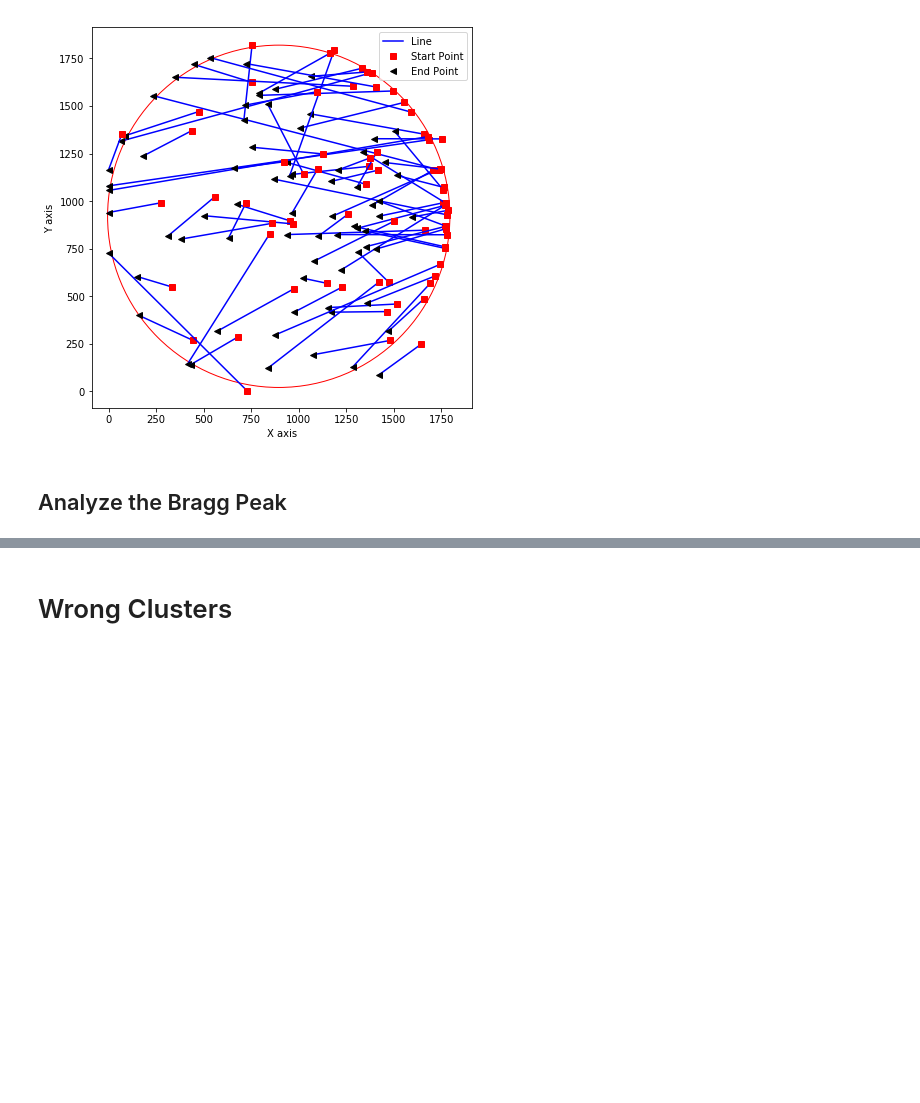
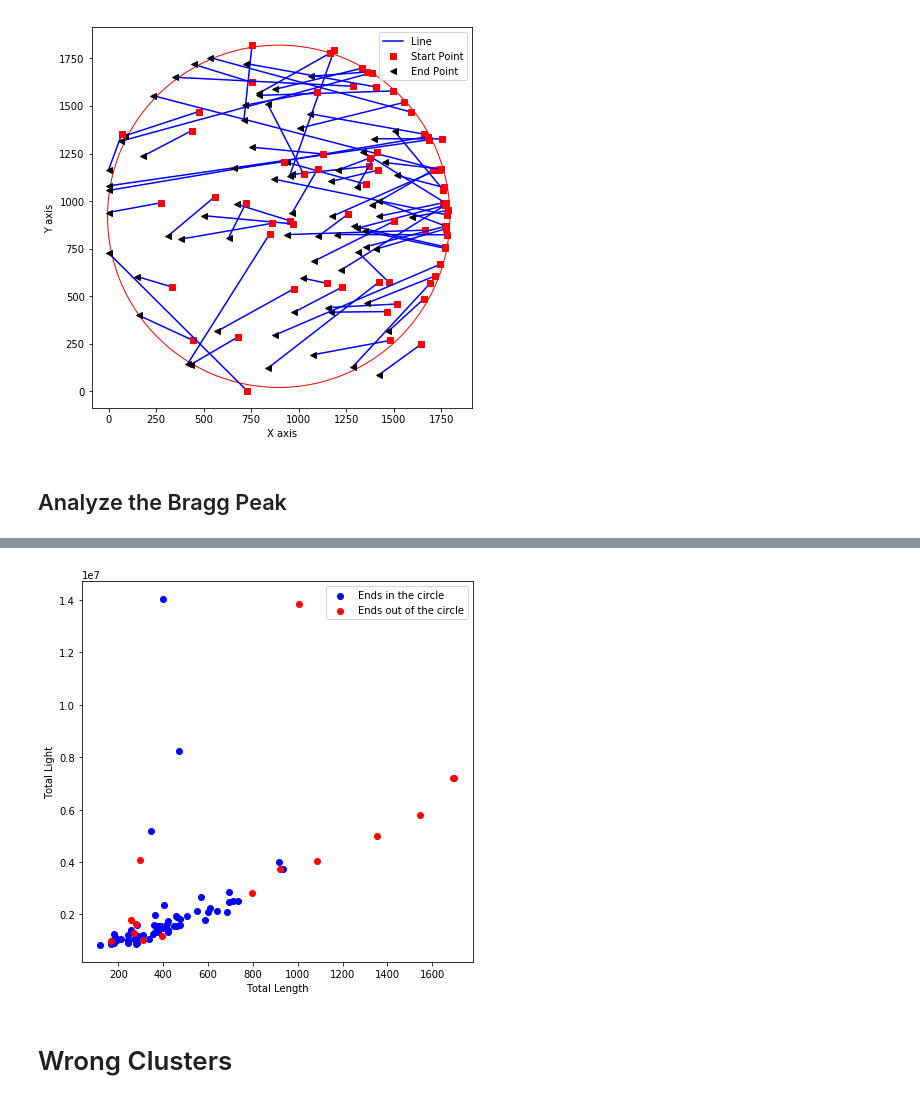
Before and after one commit to igorabritta/cygno, a Jupyter notebook: CreateVariables.ipynb, the cells around one changed output, grey strips where cells are left out. Drawn from its saved outputs; the diff is of its cells as text; code cells hidden in the pictures; blank space fills up the shorter version.

```diff
--- a/CreateVariables.ipynb
+++ b/CreateVariables.ipynb
@@ -436,3 +407,18 @@ plt.close()
+# %%
+indin,indout = getSignalEndInCircle(featuresL, zX = 895, zY = 920, r = 900, gr = 10)
+
+
+fig = plt.figure(figsize=(7,7))
+
+plt.scatter(featuresL.WidthX[indin],featuresL.SumLight[indin], c='b', marker='o')
+plt.scatter(featuresL.WidthX[indout],featuresL.SumLight[indout], c='r', marker='o')
+plt.xlabel('Total Length')
+plt.ylabel('Total Light')
+plt.legend(["Ends in the circle", "Ends out of the circle" ])
+#plt.ylim([0,200])
+plt.show()
+# %% [output]
+[figure, added]
 # %% [markdown]
 # Wrong Clusters
 # %%
```
Also changed, not shown: parts of 12 cells of this notebook, 1 other file.
